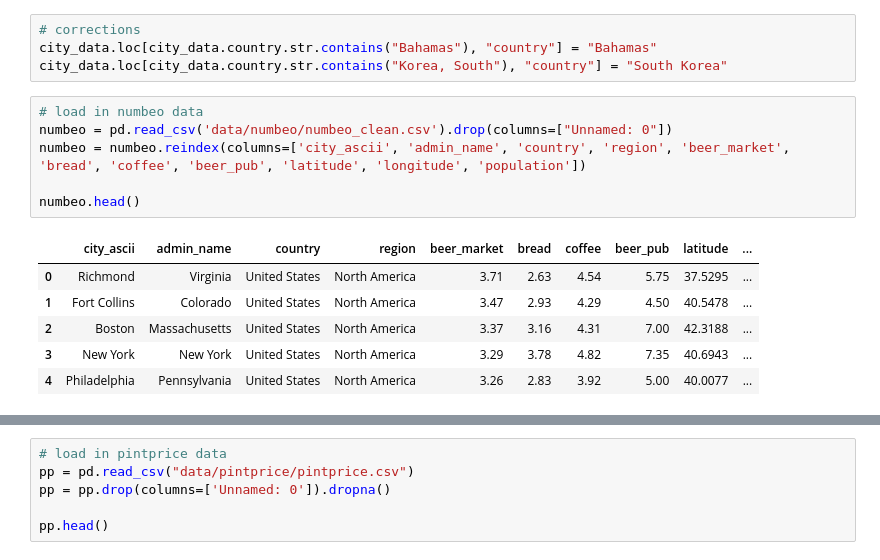
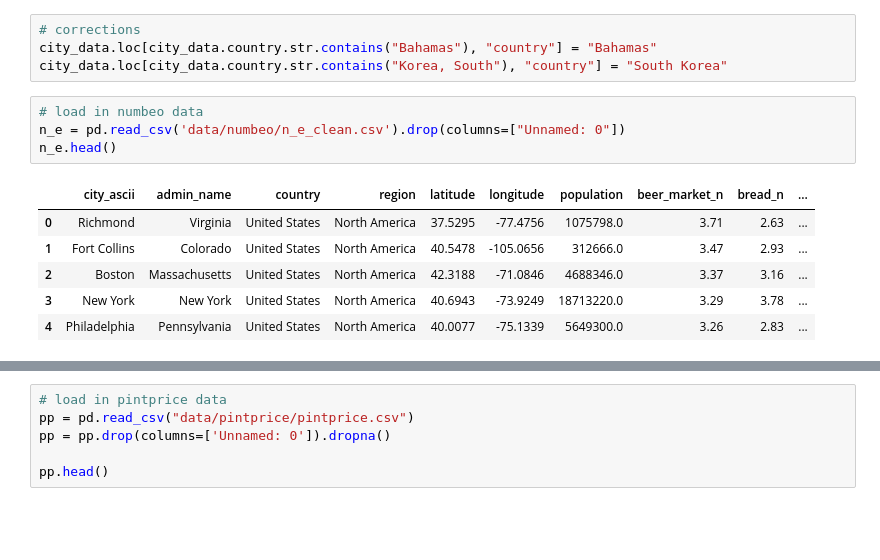
Before and after one commit to christalee/cost-of-drinking, a Jupyter notebook: cola-map.ipynb, the cells around one changed output, grey strips where cells are left out. Saved outputs shown, nothing was run; the diff lists cells and outputs as text; blank space fills up the shorter version.

```diff
--- a/cola-map.ipynb
+++ b/cola-map.ipynb
@@ -53,14 +35,12 @@ city_data.loc[city_data.country.str.contains("Bahamas"), "country"] = "Bahamas"
 city_data.loc[city_data.country.str.contains("Korea, South"), "country"] = "South Korea"
 # %%
 # load in numbeo data
-numbeo = pd.read_csv('data/numbeo/numbeo_clean.csv').drop(columns=["Unnamed: 0"])
-numbeo = numbeo.reindex(columns=['city_ascii', 'admin_name', 'country', 'region', 'beer_market', 'bread', 'coffee', 'beer_pub', 'latitude', 'longitude', 'population'])
-
-numbeo.head()
+n_e = pd.read_csv('data/numbeo/n_e_clean.csv').drop(columns=["Unnamed: 0"])
+n_e.head()
 # %% [output]
-|  | city_ascii | admin_name | country | region | beer_market | bread | coffee | beer_pub | latitude | ... |
-| 0 | Richmond | Virginia | United States | North America | 3.71 | 2.63 | 4.54 | 5.75 | 37.5295 | ... |
-| 1 | Fort Collins | Colorado | United States | North America | 3.47 | 2.93 | 4.29 | 4.50 | 40.5478 | ... |
-| 2 | Boston | Massachusetts | United States | North America | 3.37 | 3.16 | 4.31 | 7.00 | 42.3188 | ... |
-| 3 | New York | New York | United States | North America | 3.29 | 3.78 | 4.82 | 7.35 | 40.6943 | ... |
-| 4 | Philadelphia | Pennsylvania | United States | North America | 3.26 | 2.83 | 3.92 | 5.00 | 40.0077 | ... |
+|  | city_ascii | admin_name | country | region | latitude | longitude | population | beer_market_n | bread_n | ... |
+| 0 | Richmond | Virginia | United States | North America | 37.5295 | -77.4756 | 1075798.0 | 3.71 | 2.63 | ... |
+| 1 | Fort Collins | Colorado | United States | North America | 40.5478 | -105.0656 | 312666.0 | 3.47 | 2.93 | ... |
+| 2 | Boston | Massachusetts | United States | North America | 42.3188 | -71.0846 | 4688346.0 | 3.37 | 3.16 | ... |
+| 3 | New York | New York | United States | North America | 40.6943 | -73.9249 | 18713220.0 | 3.29 | 3.78 | ... |
+| 4 | Philadelphia | Pennsylvania | United States | North America | 40.0077 | -75.1339 | 5649300.0 | 3.26 | 2.83 | ... |
```
Also changed, not shown: parts of 21 cells of this notebook, 11 other files.
